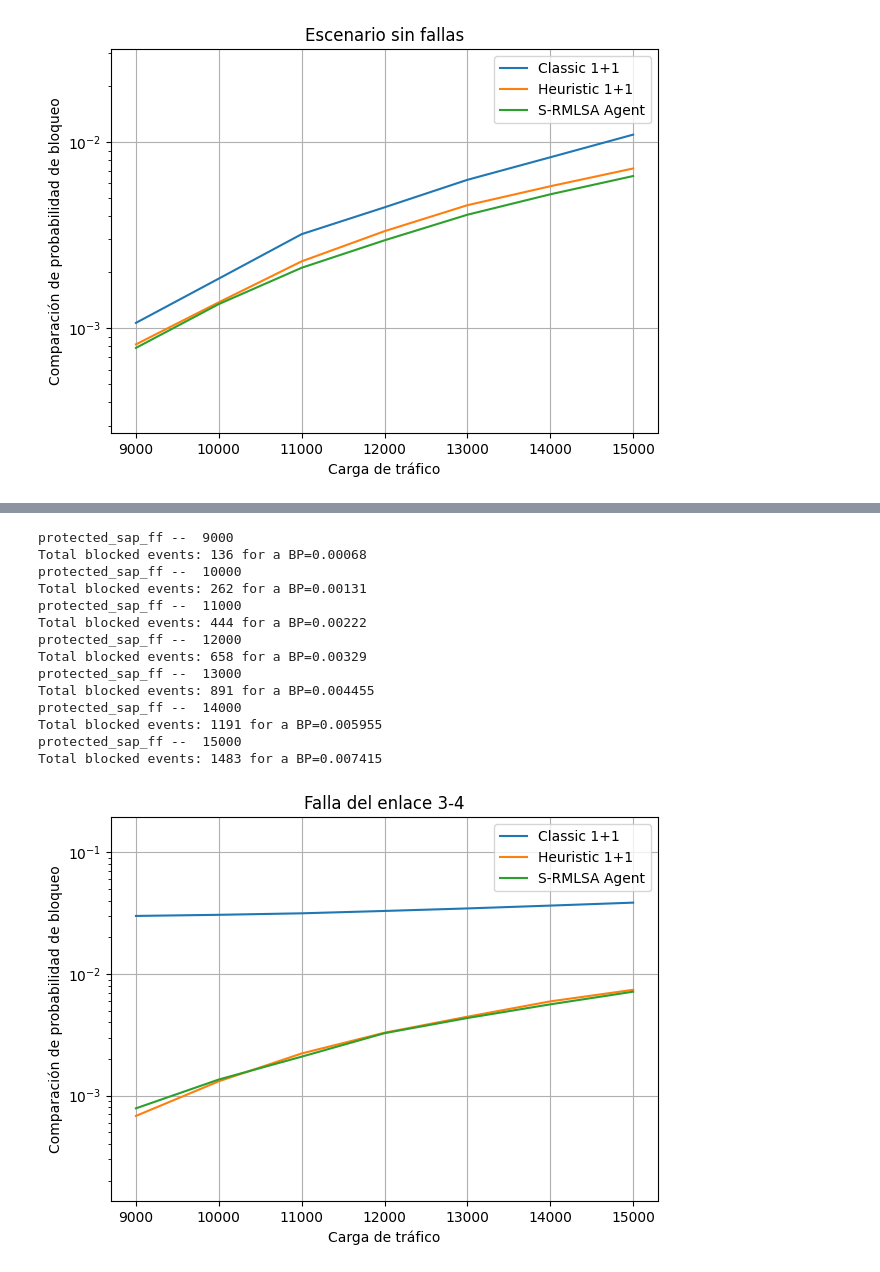
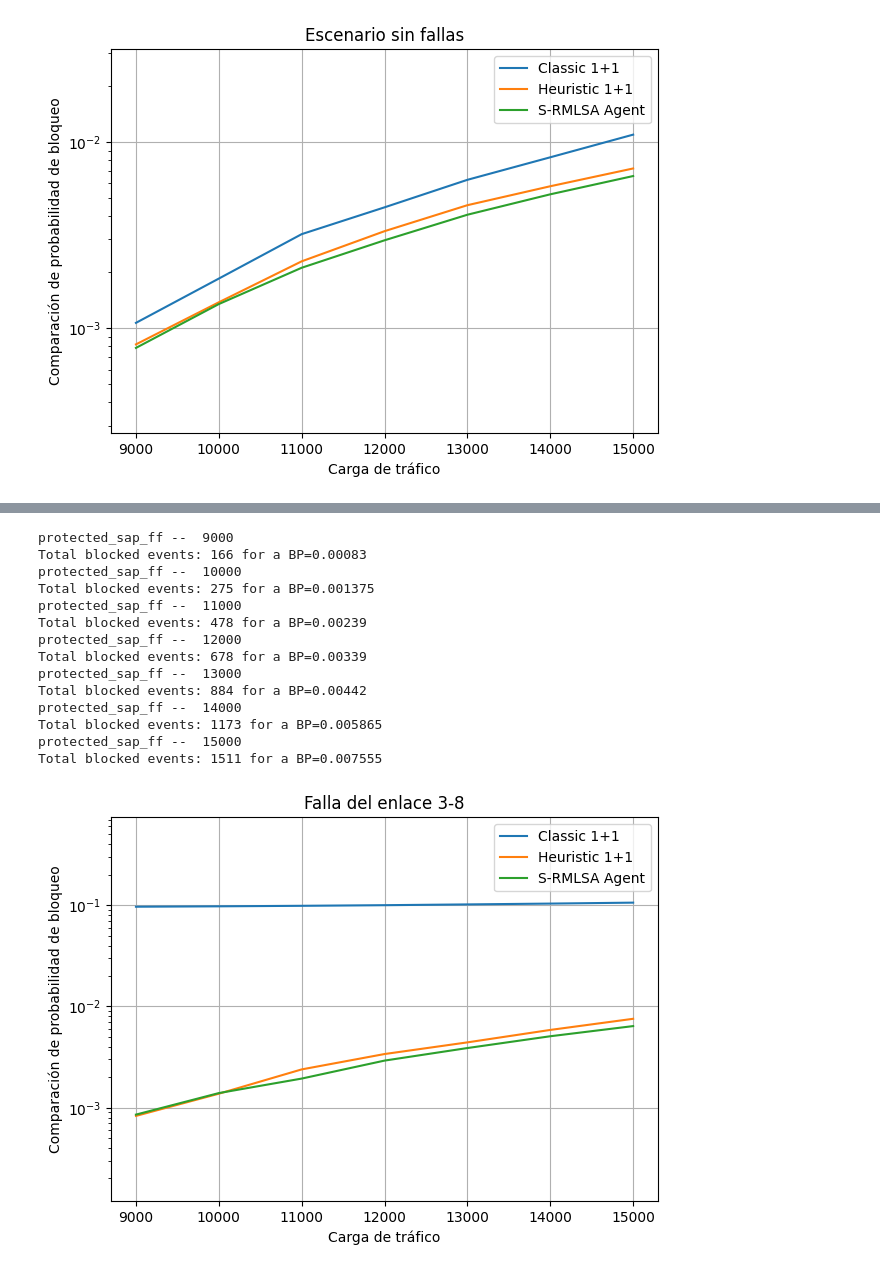
Before and after one commit to jbcedeno930806/multiband, a Jupyter notebook: examples/eon/S-RMLSA/S-RMSA.ipynb, the cells around one changed output, grey strips where cells are left out. Cells and saved outputs as stored; diff of their text form; code cells hidden in the pictures.

```diff
--- a/examples/eon/S-RMLSA/S-RMSA.ipynb
+++ b/examples/eon/S-RMLSA/S-RMSA.ipynb
@@ -357,7 +337,7 @@ total_blocked 1315
 from netsim.netSimPy.common.allocators import protected_sap_ff
 from netsim.netSimPy.common.evaluators import SimpleEvaluator
 
-
+best = []
 for t in traffics:
     print("protected_sap_ff -- ", t)
     network = Network(
@@ -374,7 +354,8 @@ for t in traffics:
     )
 
     simulator = NetworkSimulator(**sim_args)
-    simulator.run(tsteps, SimpleEvaluator(with_protection=True))
+    bp = simulator.run(tsteps, SimpleEvaluator(with_protection=True))
+    best.append(bp)
 
     # [0.00082, 0.00138, 0.00229, 0.003325, 0.004585, 0.005795, 0.00722]
 
@@ -399,7 +380,7 @@ Total blocked events: 1444 for a BP=0.00722
 from netsim.netSimPy.common.allocators import one_plus_one
 from netsim.netSimPy.common.evaluators import SimpleEvaluator
 
-
+classic = []
 for t in traffics:
     print("(1+1) -- ", t)
     network = Network(
@@ -416,7 +397,8 @@ for t in traffics:
     )
 
     simulator = NetworkSimulator(**sim_args)
-    simulator.run(tsteps, SimpleEvaluator(with_protection=True))
+    bp = simulator.run(tsteps, SimpleEvaluator(with_protection=True))
+    classic.append(bp)
 
     # [0.00107, 0.00185, 0.003205, 0.004465, 0.006275, 0.00829, 0.01097]
 
@@ -462,10 +444,13 @@ plt.show()
 # %%
+bp_agent = []
 for t in traffics:
-    env.reset(options={"lambda": t})
+    env.reset(options={"lambda": t, "hard_reset": True})
     model2 = PPO.load(f"./tmp/{file_name}/smooth_model.zip")
-    print(evaluate_for(model2, env, tsteps, "3-4"))
+    bp = evaluate_for(model2, env, tsteps, "3-8")
+    print(bp)
+    bp_agent.append(bp)
 
-# [0.000785, 0.001355, 0.002090, 0.003260, 0.004345, 0.005630, 0.007155]
+# [0.000760, 0.001175, 0.001970, 0.003470, 0.003790, 0.004890, 0.006955]
 
 #
 # %% [output]
@@ -545,4 +514,8 @@ Total blocked events: 7733 for a BP=0.038665
 # %%
+from netsim.netSimPy.common.allocators import protected_sap_ff
+from netsim.netSimPy.common.evaluators import SimpleEvaluator
+
+best_1_1 = []
 for t in traffics:
     print("protected_sap_ff -- ", t)
     network = Network(
@@ -559,44 +532,47 @@ for t in traffics:
     )
 
     simulator = NetworkSimulator(**sim_args)
-    set_link_sim_failure(network, "3-4")
-    simulator.run(tsteps, SimpleEvaluator(with_protection=True))
+    set_link_sim_failure(network, "3-8")
+    bp = simulator.run(tsteps, SimpleEvaluator(with_protection=True))
+    best_1_1.append(bp)
 
 # [0.00068, 0.00131, 0.00222, 0.00329, 0.004455, 0.005955, 0.007415]                                                 #
 
 #
 # %% [output]
 protected_sap_ff --  9000
-Total blocked events: 136 for a BP=0.00068
+Total blocked events: 166 for a BP=0.00083
 protected_sap_ff --  10000
-Total blocked events: 262 for a BP=0.00131
+Total blocked events: 275 for a BP=0.001375
 protected_sap_ff --  11000
-Total blocked events: 444 for a BP=0.00222
+Total blocked events: 478 for a BP=0.00239
 protected_sap_ff --  12000
-Total blocked events: 658 for a BP=0.00329
+Total blocked events: 678 for a BP=0.00339
 protected_sap_ff --  13000
-Total blocked events: 891 for a BP=0.004455
+Total blocked events: 884 for a BP=0.00442
 protected_sap_ff --  14000
-Total blocked events: 1191 for a BP=0.005955
+Total blocked events: 1173 for a BP=0.005865
 protected_sap_ff --  15000
-Total blocked events: 1483 for a BP=0.007415
+Total blocked events: 1511 for a BP=0.007555
 # %%
-bp_agent = [0.000785, 0.001355, 0.002090, 0.003260, 0.004345, 0.005630, 0.007155]
-classic_1_1 = [0.030055, 0.030705, 0.031585, 0.033035, 0.03465, 0.03656, 0.038665]
-best_1_1 = [0.00068, 0.00131, 0.00222, 0.00329, 0.004455, 0.005955, 0.007415]
+import matplotlib.pyplot as plt
+
+# bp_agent = [0.000785, 0.001355, 0.002090, 0.003260, 0.004345, 0.005630, 0.007155]
+# classic_1_1 = [0.030055, 0.030705, 0.031585, 0.033035, 0.03465, 0.03656, 0.038665]
+# best_1_1 = [0.00068, 0.00131, 0.00222, 0.00329, 0.004455, 0.005955, 0.007415]
 
 plt.plot(traffics, classic_1_1, label="Classic 1+1")
 plt.plot(traffics, best_1_1, label="Heuristic 1+1")
 plt.plot(traffics, bp_agent, label="S-RMLSA Agent")
 plt.margins(y=0.4)
 plt.semilogy()
 plt.xlabel("Carga de tráfico")
 plt.ylabel(f"Comparación de probabilidad de bloqueo")
-plt.title("Falla del enlace 3-4")
+plt.title("Falla del enlace 3-8")
 plt.legend()
 plt.grid(True)
 plt.tight_layout()
 plt.show()
 # %% [output]
-[figure, old version]
+[figure, new version]
 # %% [markdown]
```
Also changed, not shown: parts of 12 cells of this notebook, 35 other files.
